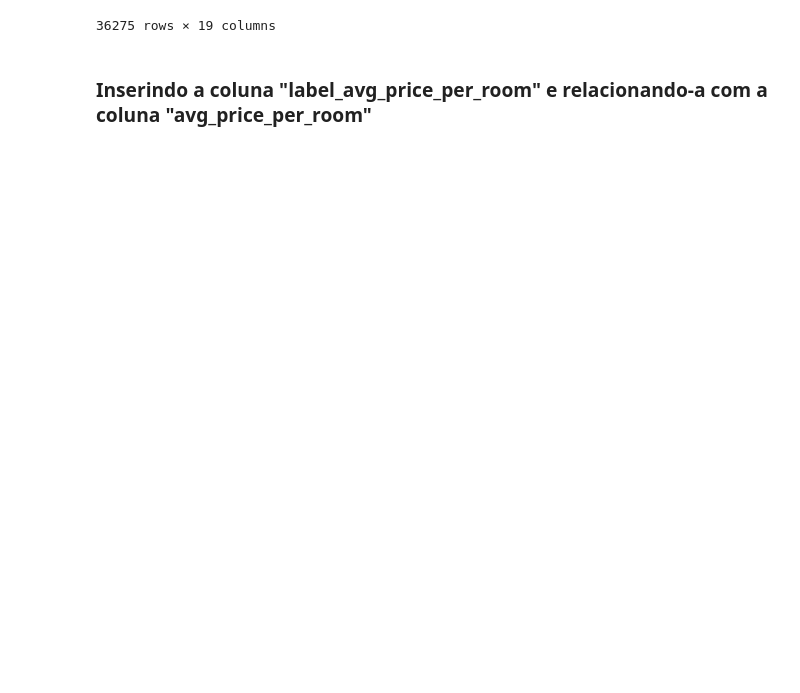
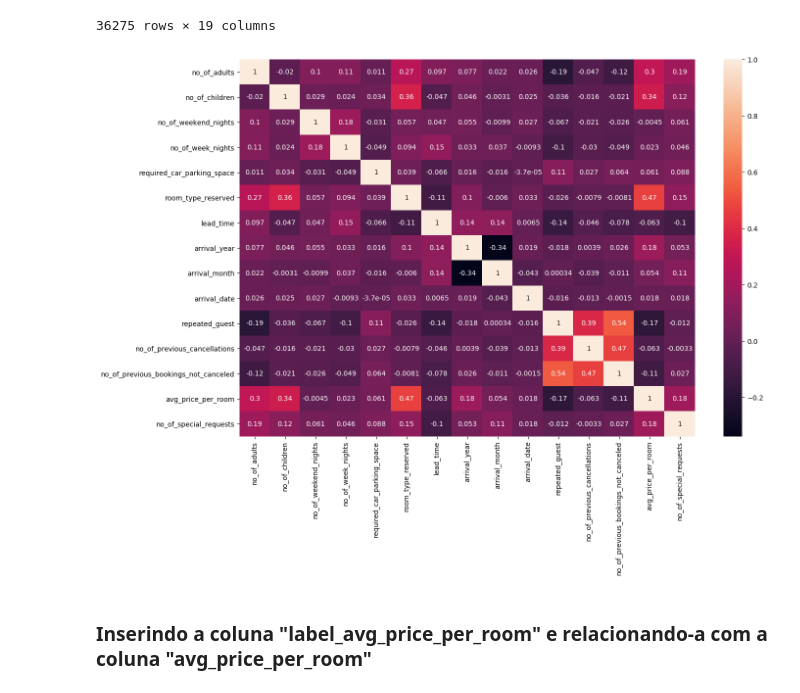
Before and after one commit to Kurokishin/sagemaker-model-to-s3, a Jupyter notebook: src/modelo/Tratamento_dataframe.ipynb, the cells around one changed output. Drawn from its saved outputs; the diff is of its cells as text; code cells hidden in the pictures; blank space fills up the shorter version.

Commit message:
Atualização no modelo e tratamento do dataframe

```diff
--- a/src/modelo/Tratamento_dataframe.ipynb
+++ b/src/modelo/Tratamento_dataframe.ipynb
@@ -8,7 +9,7 @@ import numpy as np
 # %% [markdown]
 ### Lendo o dataframe
 # %%
-df = pd.read_csv("../dataframe/Hotel Reservations.csv")
+df = pd.read_csv("dataframe/Hotel Reservations.csv")
 # %%
 df
 # %% [output]
@@ -25,3 +26,26 @@ df
 | 36273 | INN36274 | 2 | 0 | 0 | 3 | Not Selected | ... |
 | 36274 | INN36275 | 2 | 0 | 1 | 2 | Meal Plan 1 | ... |
 36275 rows × 19 columns
+# %%
+def roomType(type):
+    if type == "Room_Type 1":
+        return 1
+    elif type == "Room_Type 2":
+        return 2
+    elif type == "Room_Type 3":
+        return 3
+    elif type == "Room_Type 4":
+        return 4
+    elif type == "Room_Type 5":
+        return 5
+    elif type == "Room_Type 6":
+        return 6
+    else:
+        return 7
+# %%
+df['room_type_reserved'] = df['room_type_reserved'].apply(roomType)
+# %%
+figura = plt.figure(figsize=(15,10))
+sns.heatmap(df.corr(), annot=True);
+# %% [output]
+[figure, added]
```
Also changed, not shown: parts of 12 cells of this notebook, 5 other files.
